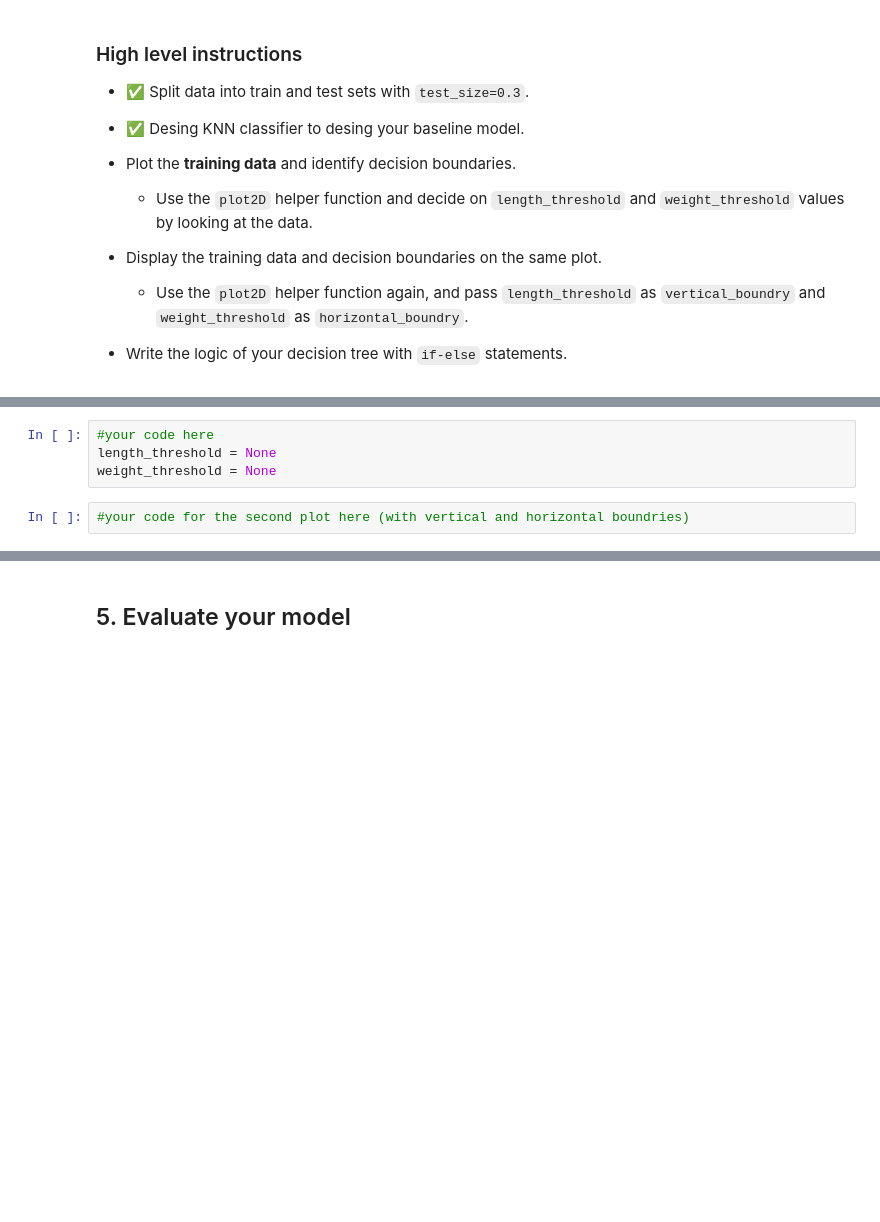
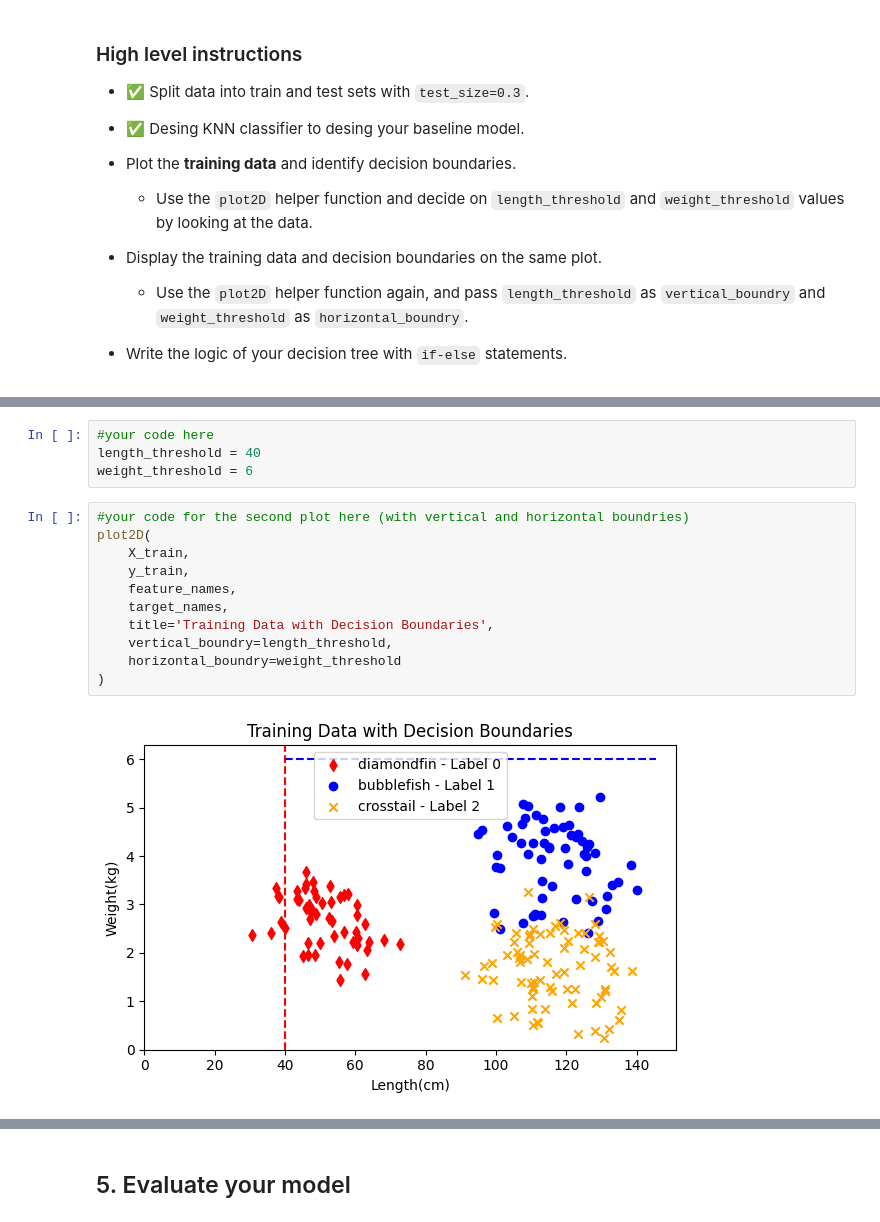
Before and after one commit to whatnirja/PyData2025, a Jupyter notebook: Lab_Week12_DecisionTree/lab12_DecisionTree.ipynb, the cells around one changed output, grey strips where cells are left out. Drawn from its saved outputs; the diff is of its cells as text; blank space fills up the shorter version.

```diff
--- a/Lab_Week12_DecisionTree/lab12_DecisionTree.ipynb
+++ b/Lab_Week12_DecisionTree/lab12_DecisionTree.ipynb
@@ -182,9 +191,20 @@ KNN Classifier Accuracy: 0.93%
 # %%
 #your code here
-length_threshold = None
-weight_threshold = None
+length_threshold = 40
+weight_threshold = 6
 # %%
 #your code for the second plot here (with vertical and horizontal boundries)
+plot2D(
+    X_train,
+    y_train,
+    feature_names,
+    target_names,
+    title='Training Data with Decision Boundaries',
+    vertical_boundry=length_threshold,
+    horizontal_boundry=weight_threshold
+)
+# %% [output]
+[figure, added]
 # %%
 #your code here
 # Write the logic of your decision tree with `if-else` statements
```
Also changed, not shown: parts of 23 cells of this notebook.
